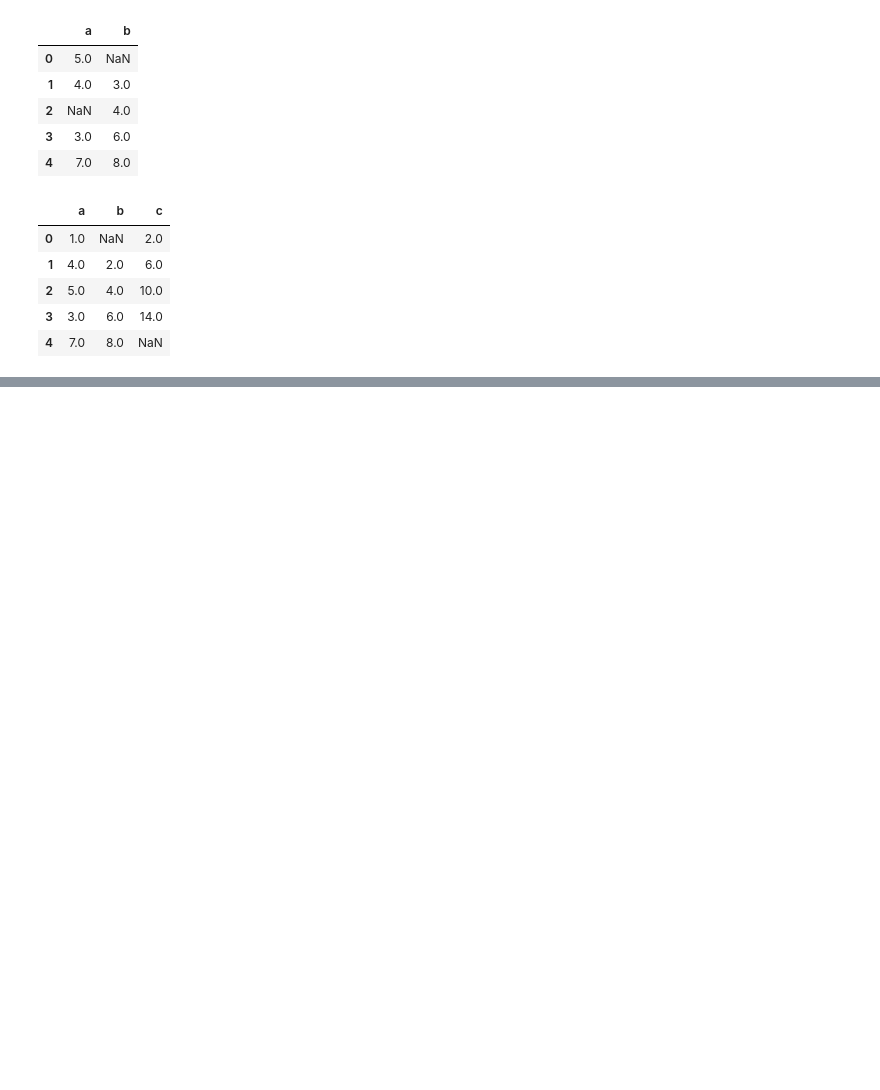
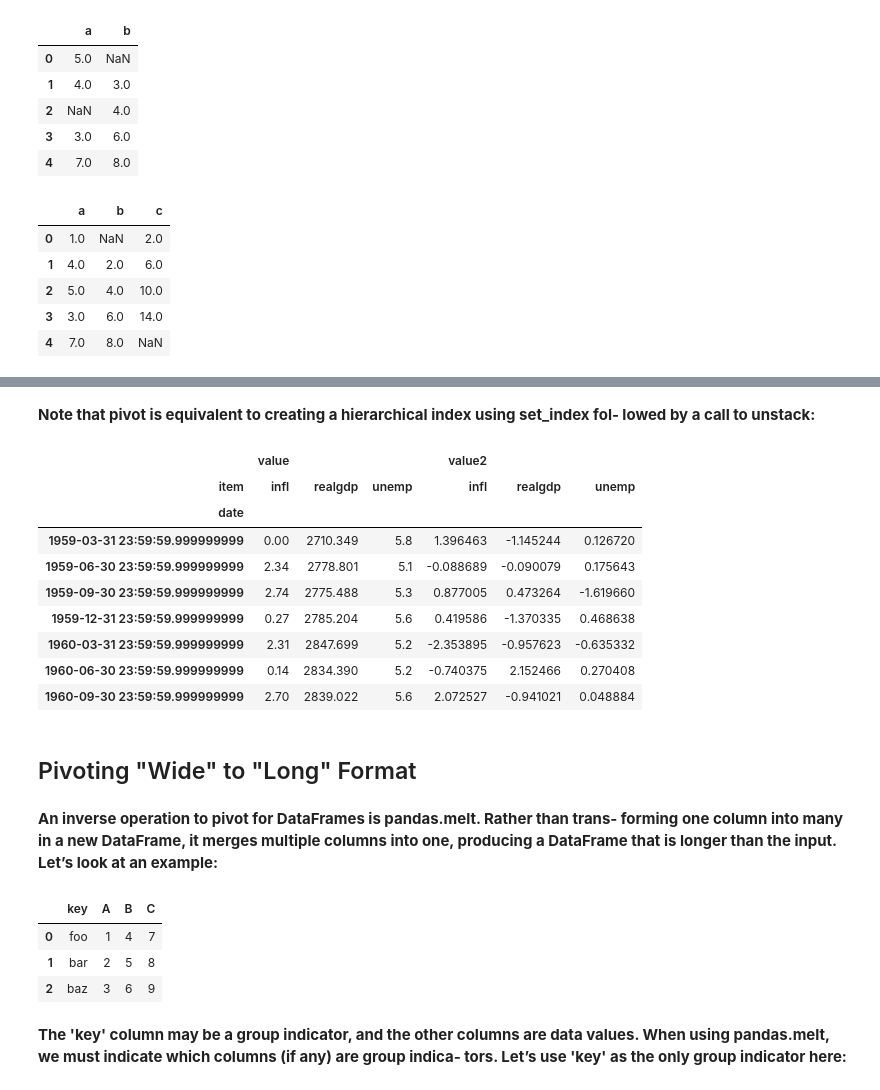
Before and after one commit to croethel/2dot1-WesWrangling, a Jupyter notebook: Chapter8WorkAlong.ipynb, the cells around one changed output, grey strips where cells are left out. Drawn from its saved outputs; the diff is of its cells as text; code cells hidden in the pictures; blank space fills up the shorter version.

```diff
--- a/Chapter8WorkAlong.ipynb
+++ b/Chapter8WorkAlong.ipynb
@@ -889,0 +1075,4 @@ df1.combine_first(df2)
+# %%
+data.index = periods.to_timestamp('D', 'end')
+# %%
+ldata = data.stack().reset_index().rename(columns={0: 'value'})
@@ -889,0 +1123,2 @@ df1.combine_first(df2)
+# %%
+ldata['value2'] = np.random.randn(len(ldata))
@@ -889,0 +1164,21 @@ df1.combine_first(df2)
+# %% [markdown]
+<b>Note that pivot is equivalent to creating a hierarchical index using set_index fol‐ lowed by a call to unstack:
+# %%
+unstacked = ldata.set_index(['date', 'item']).unstack('item')
+# %%
+unstacked[:7]
+# %% [output]
+|  | value |  |  | value2 |  |  |
+| item | infl | realgdp | unemp | infl | realgdp | unemp |
+| date |  |  |  |  |  |  |
+| 1959-03-31 23:59:59.999999999 | 0.00 | 2710.349 | 5.8 | 1.396463 | -1.145244 | 0.126720 |
+| 1959-06-30 23:59:59.999999999 | 2.34 | 2778.801 | 5.1 | -0.088689 | -0.090079 | 0.175643 |
+| 1959-09-30 23:59:59.999999999 | 2.74 | 2775.488 | 5.3 | 0.877005 | 0.473264 | -1.619660 |
+| 1959-12-31 23:59:59.999999999 | 0.27 | 2785.204 | 5.6 | 0.419586 | -1.370335 | 0.468638 |
+| 1960-03-31 23:59:59.999999999 | 2.31 | 2847.699 | 5.2 | -2.353895 | -0.957623 | -0.635332 |
+| 1960-06-30 23:59:59.999999999 | 0.14 | 2834.390 | 5.2 | -0.740375 | 2.152466 | 0.270408 |
+| 1960-09-30 23:59:59.999999999 | 2.70 | 2839.022 | 5.6 | 2.072527 | -0.941021 | 0.048884 |
+# %% [markdown]
+## Pivoting "Wide" to "Long" Format
+# %% [markdown]
+<b>An inverse operation to pivot for DataFrames is pandas.melt. Rather than trans‐ forming one column into many in a new DataFrame, it merges multiple columns into one, producing a DataFrame that is longer than the input. Let’s look at an example:
@@ -889,0 +1187,9 @@ df1.combine_first(df2)
+# %%
+df
+# %% [output]
+|  | key | A | B | C |
+| 0 | foo | 1 | 4 | 7 |
+| 1 | bar | 2 | 5 | 8 |
+| 2 | baz | 3 | 6 | 9 |
+# %% [markdown]
+<b>The 'key' column may be a group indicator, and the other columns are data values. When using pandas.melt, we must indicate which columns (if any) are group indica‐ tors. Let’s use 'key' as the only group indicator here:
```
Also changed, not shown: parts of 61 cells of this notebook.
